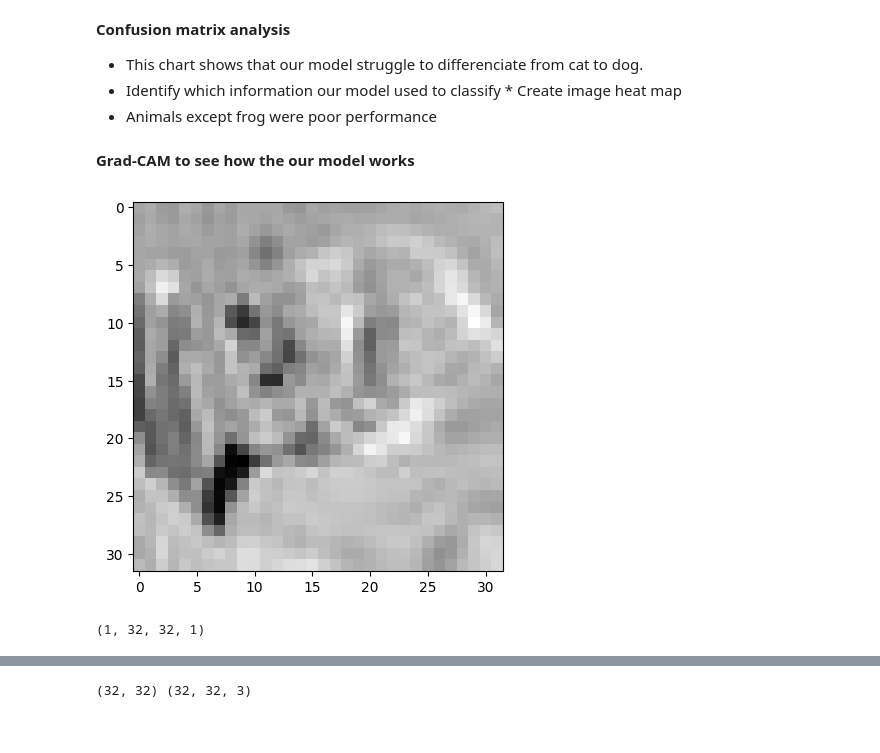
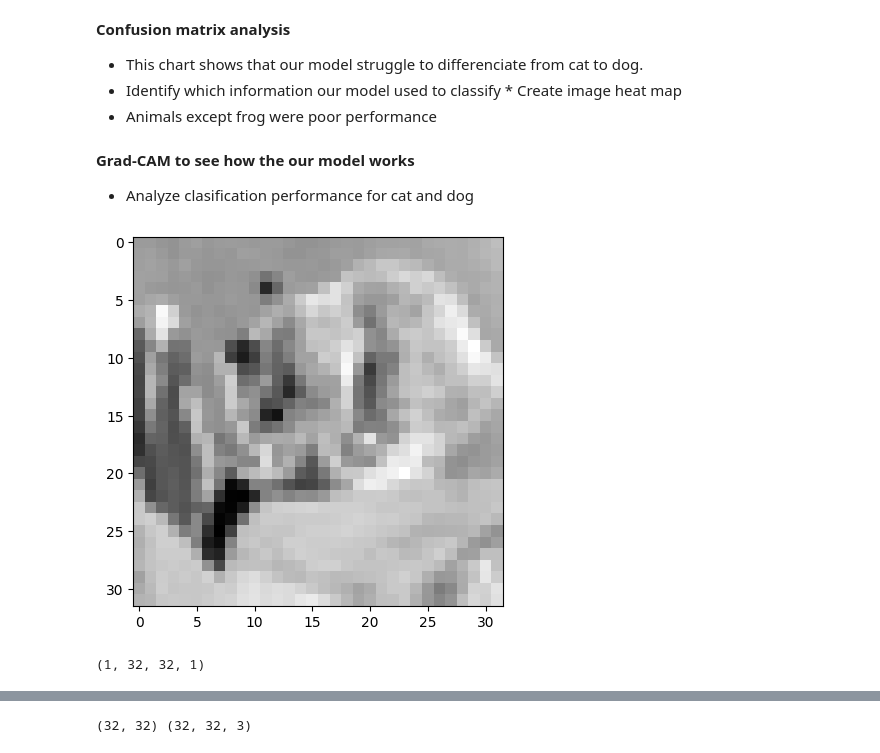
Before and after one commit to itoshiyanazawa/cnn_project, a Jupyter notebook: main.ipynb, the cells around one changed output, grey strips where cells are left out. Saved outputs shown, nothing was run; the diff lists cells and outputs as text; code cells hidden in the pictures.

```diff
--- a/main.ipynb
+++ b/main.ipynb
@@ -359,3 +373,4 @@ Text(95.72222222222221, 0.5, 'True')
 *   Animals except frog were poor performance
 # %% [markdown]
 **Grad-CAM to see how the our model works**
+*   Analyze clasification performance for cat and dog
@@ -362,21 +404,21 @@ Text(95.72222222222221, 0.5, 'True')
 # %%
 import matplotlib.pyplot as plt
 
-image = cv2.imread('/content/temp_cat.jpg', 0)
-image = cv2.bitwise_not(image)          # ATTENTION
+image = cv2.imread('/content/cat_image.png', 0)
+image = cv2.bitwise_not(image)
 image = cv2.resize(image, (32, 32))
 
 # checking how it looks
 plt.imshow(image, cmap="gray")
 plt.show()
 
-image = tf.expand_dims(image, axis=-1)     # from 84 x 84 to 84 x 84 x 1
-image = tf.divide(image, 255)              # normalize
-image = tf.reshape(image, [1, 32, 32, 1])  # reshape to add batch dimension
+image = tf.expand_dims(image, axis=-1)
+image = tf.divide(image, 255)
+image = tf.reshape(image, [1, 32, 32, 1])
 
-print(image.shape) # (1, 84, 84, 1)
+print(image.shape)
 # %% [output]
-[figure, old version]
+[figure, new version]
 (1, 32, 32, 1)
 # %%
 model = keras.models.load_model('/content/best_model.keras')
```
Also changed, not shown: parts of 9 cells of this notebook.
